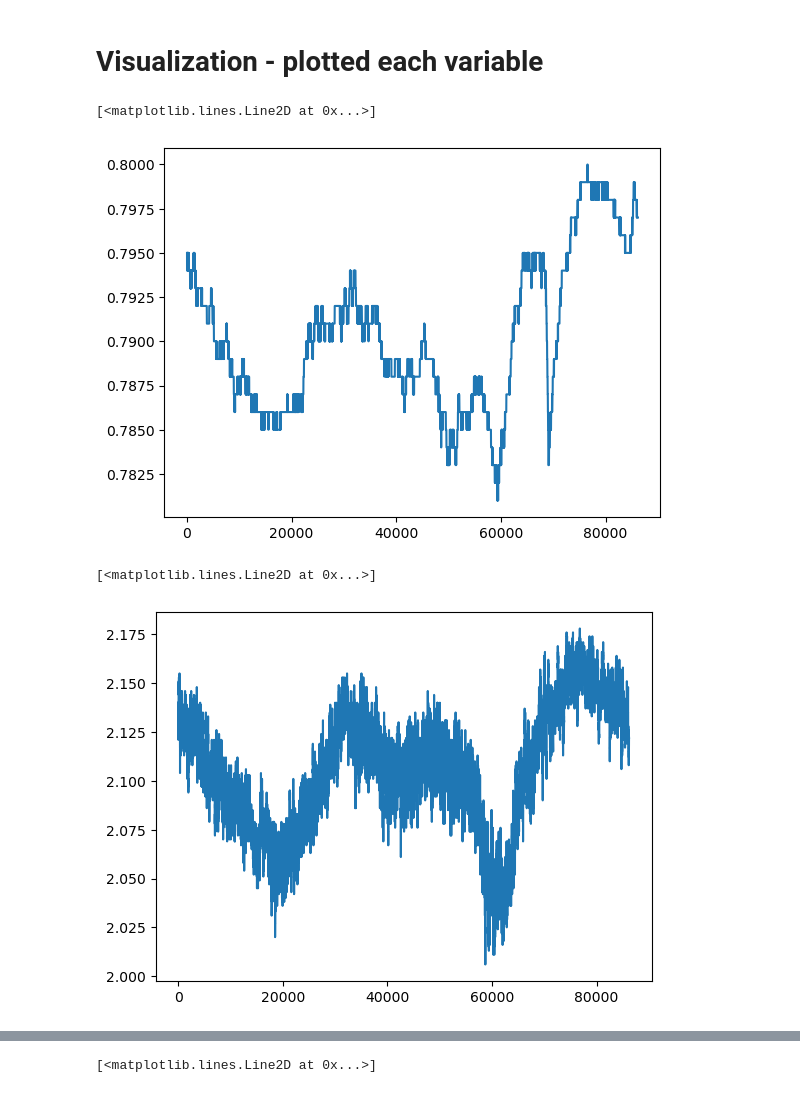
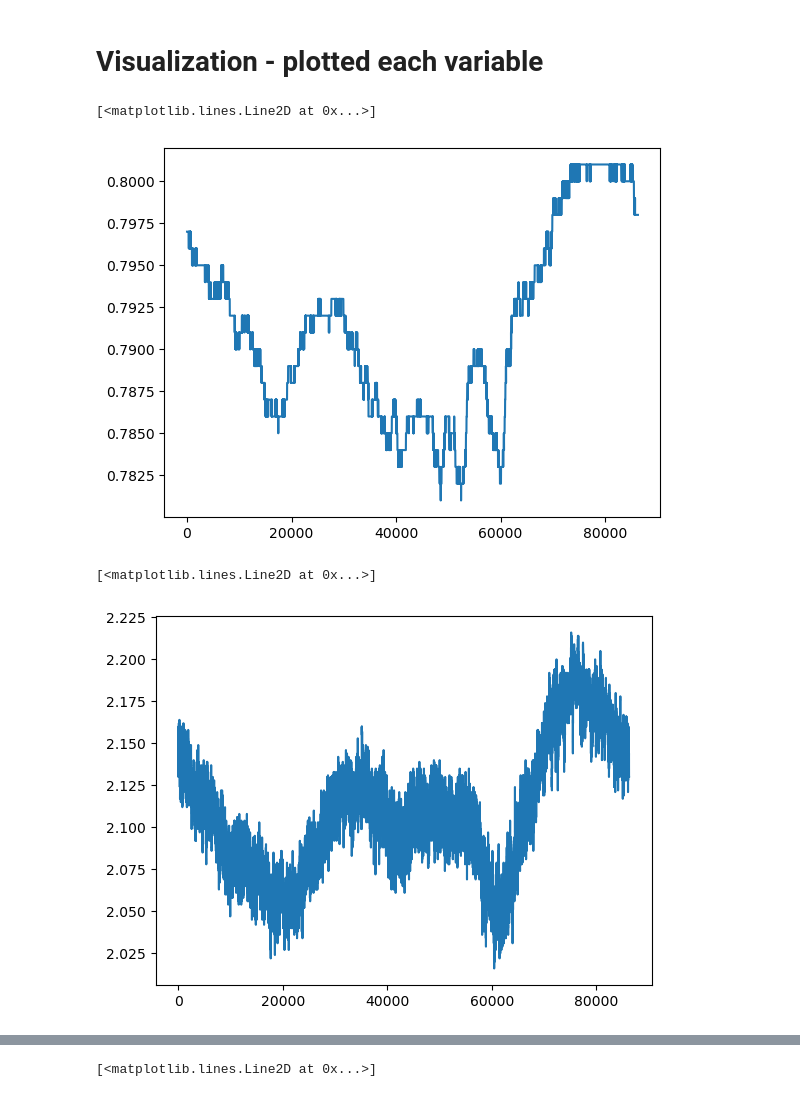
Before and after one commit to annika12302003/titanic-datasets, a Jupyter notebook: Week 4!/CNCITY/CNCITY notebooks/notebooks!!/CNCITY - 6:13:2024.ipynb, the cells around one changed output, grey strips where cells are left out. Cells and saved outputs as stored; diff of their text form; code cells hidden in the pictures.

```diff
--- a/Week 4!/CNCITY/CNCITY notebooks/notebooks!!/CNCITY - 6:13:2024.ipynb
+++ b/Week 4!/CNCITY/CNCITY notebooks/notebooks!!/CNCITY - 6:13:2024.ipynb
@@ -47,7 +47,7 @@ cc.session.row_factory = dict_factory
 Connected to Cassandra Successfully: ['39.118.41.24'] 9042
 # %%
 use_machine_code = 1
-use_day = 20240422
+use_day = 20240603
 # save_path = os.path.join('.', 'data', f'Machine{use_machine_code}_{use_day}.csv')
 
 ###################################
@@ -68,9 +68,9 @@ query_result = cc.session.execute(query)
 ###################################
 
 # Pandas DataFrame으로 전환
-df = pd.DataFrame(list(query_result)).sort_values(by='time')
+df_1 = pd.DataFrame(list(query_result)).sort_values(by='time')
 # df.to_csv(save_path, index=False)
 
-print(df.shape)
-df.head()
+print(df_1.shape)
+df_1.head()
 # %% [output]
@@ -85,13 +139,13 @@ df.head()
 # %% [markdown]
 # Visualization - plotted each variable
 # %%
-plt.plot(df['pressure_1'])
+plt.plot(df_1['pressure_1'])
 # %% [output]
 [<matplotlib.lines.Line2D at 0x...>]
-[figure, old version]
+[figure, new version]
 # %%
-plt.plot(df['pressure_2'])
+plt.plot(df_1['pressure_2'])
 # %% [output]
 [<matplotlib.lines.Line2D at 0x...>]
-[figure, old version]
+[figure, new version]
 # %%
```
Also changed, not shown: parts of 95 cells of this notebook, 5 other files.
